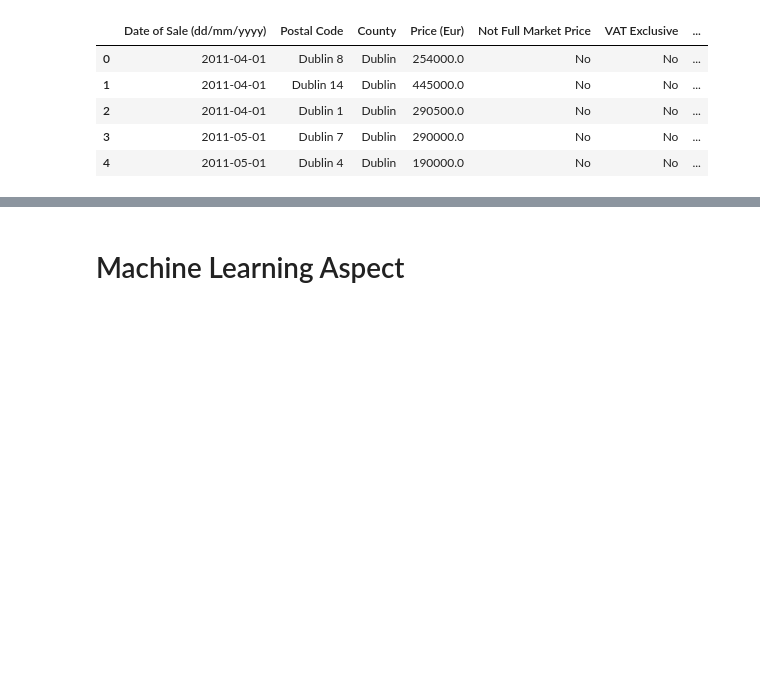
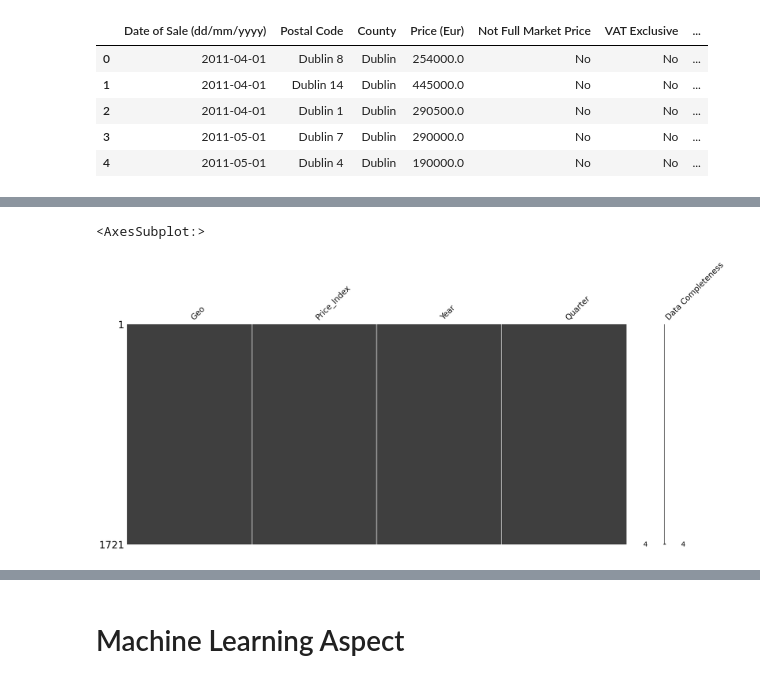
Before and after one commit to sba22232/Sem1CA1Repeatsba22232, a Jupyter notebook: Sem1CA1Repeat/Sem1CA1Repeatsba22232.ipynb, the cells around one changed output, grey strips where cells are left out. Cells and saved outputs as stored; diff of their text form; code cells hidden in the pictures; blank space fills up the shorter version.

```diff
--- a/Sem1CA1Repeat/Sem1CA1Repeatsba22232.ipynb
+++ b/Sem1CA1Repeat/Sem1CA1Repeatsba22232.ipynb
@@ -430,0 +364,6 @@ P-value: 7.782457472780755e-224
+# %%
+# Displays the completeness of the dataset and where the missing values are
+msno.matrix(pi, labels=True, sort="descending", fontsize=20)
+# %% [output]
+<AxesSubplot:>
+[figure, added]
```
Also changed, not shown: parts of 116 cells of this notebook, 3 other files.
